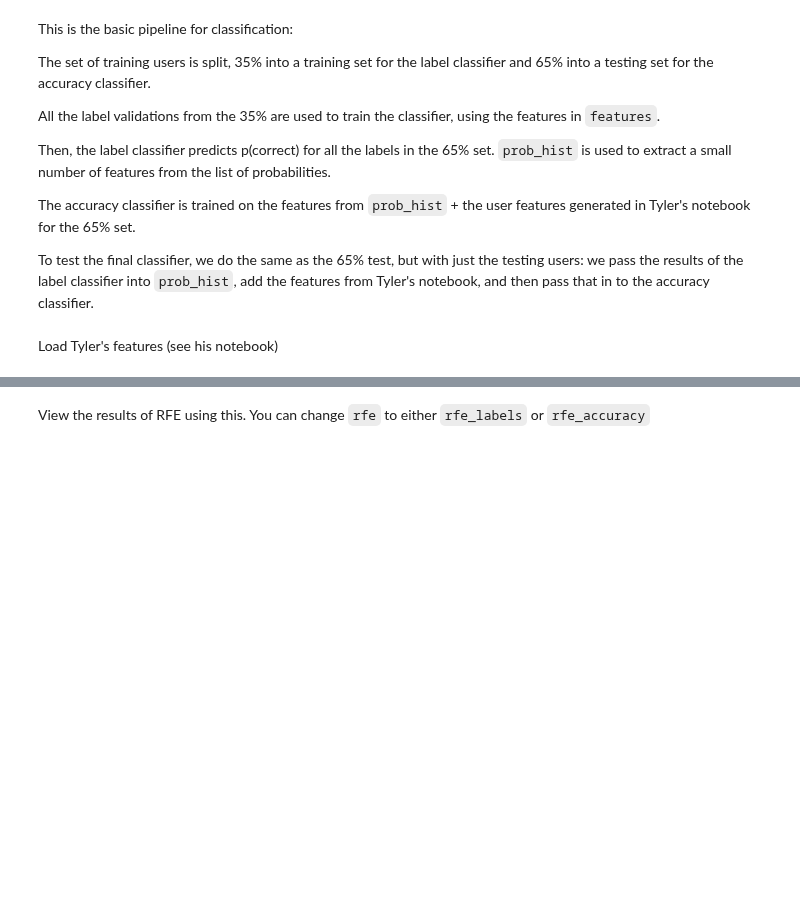
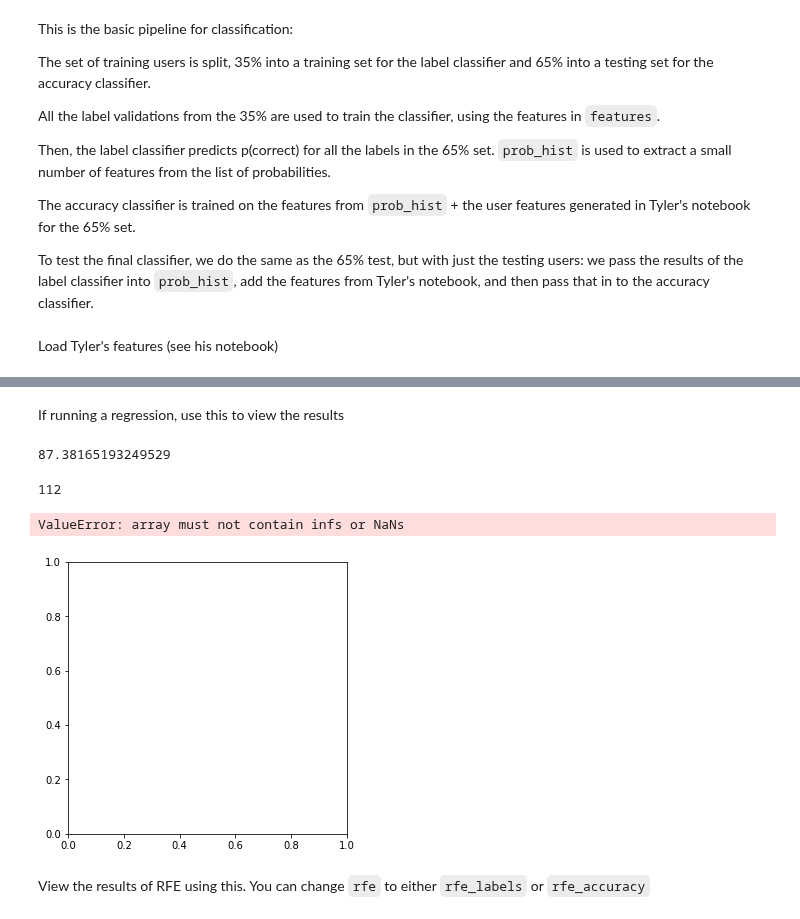
Before and after one commit to ProjectSidewalk/sidewalk-quality-analysis, a Jupyter notebook: sidewalk-user-quality-analysis-neil.ipynb, the cells around one changed output, grey strips where cells are left out. Drawn from its saved outputs; the diff is of its cells as text; code cells hidden in the pictures; blank space fills up the shorter version.

```diff
--- a/sidewalk-user-quality-analysis-neil.ipynb
+++ b/sidewalk-user-quality-analysis-neil.ipynb
@@ -93,7 +95,7 @@ proximity_middleness is the "middleness" as measured in the intersection proximi
 # %%
 def get_proximity_info(label):
     try:
-        distance, middleness = compute_proximity(label.lat, label.lng, cache=True)
+        distance, middleness = ip.compute_proximity(label.lat, label.lng, cache=True)
     except Exception:
         distance = -1
         middleness = -1
@@ -281,4 +283,4 @@ user_quality_features = pd.read_csv('all_users.csv')
 user_quality_features.set_index('user_id', inplace=True)
 # user_quality_features.set_index('Unnamed: 0', inplace=True)
 # %%
-users_filtered = users[users['labels_validated'] > 45]
+users_filtered = users[users['labels_validated'] > 25]
@@ -285,3 +289,6 @@ users_filtered = users[users['labels_validated'] > 45]
+# %%
+mode = 'classification'
+# mode = 'regression'
 # %%
 features = ['label_type', 'sv_image_y', 'canvas_x', 'canvas_y', 'heading', 'pitch', 'zoom', 'lat', 'lng', 'proximity_distance', 'proximity_middleness', 'CLASS_DESC', 'ZONEID']
 
@@ -422,3 +444,30 @@ Making predictions...
+# %% [markdown]
+If running a regression, use this to view the results
+# %%
+comparisons = comparisons[~pd.isna(comparisons[['predicted', 'accuracy']]).any(axis=1)]
+# %%
+comparisons['predicted'].max()
+# %% [output]
+87.38165193249529
+# %%
+sum(users['labels_validated'] > 25)
+# %% [output]
+112
+# %%
+fig, ax = plt.subplots(figsize=(5, 5))
+r2 = scipy.stats.pearsonr(comparisons['accuracy'], comparisons['predicted'])
+ax.scatter(comparisons['predicted'], comparisons['accuracy'], )
+z = np.polyfit(comparisons['predicted'],comparisons['accuracy'], 1)
+w = np.poly1d(z)
+ax.plot(comparisons['predicted'], w(comparisons['predicted']), color='red', label=f'R={r2[0]:.3f}\n')
+ax.set_xlim((0, 100))
+ax.set_ylim((0, 100))
+ax.set_xlabel('predicted accuracy')
+ax.set_ylabel('actual accuracy')
+ax.legend()
+# %% [output]
+ValueError: array must not contain infs or NaNs
+[figure, added]
 # %% [markdown]
 View the results of RFE using this. You can change `rfe` to either `rfe_labels` or `rfe_accuracy`
 # %%
```
Also changed, not shown: parts of 27 cells of this notebook, 1 other file.
